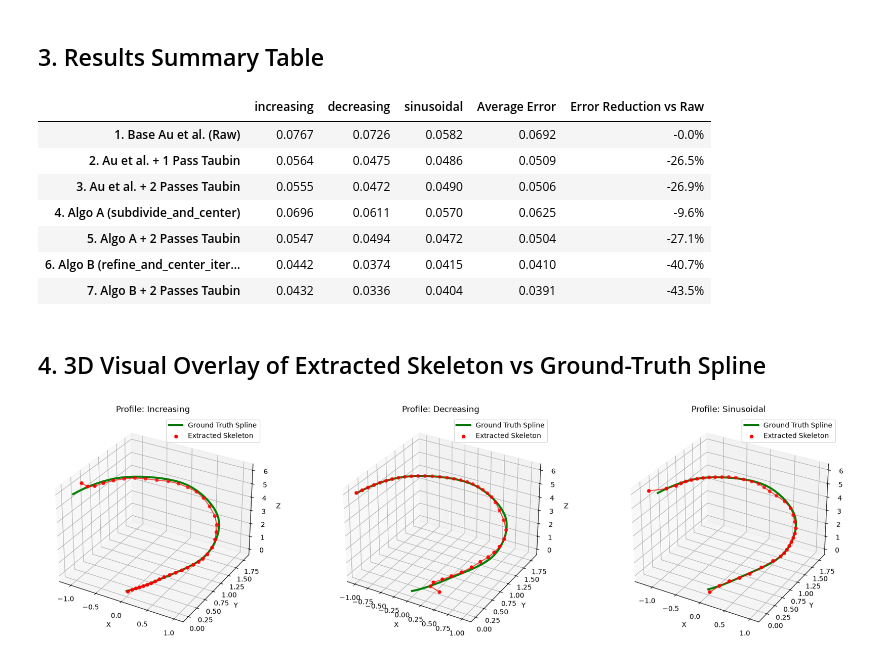
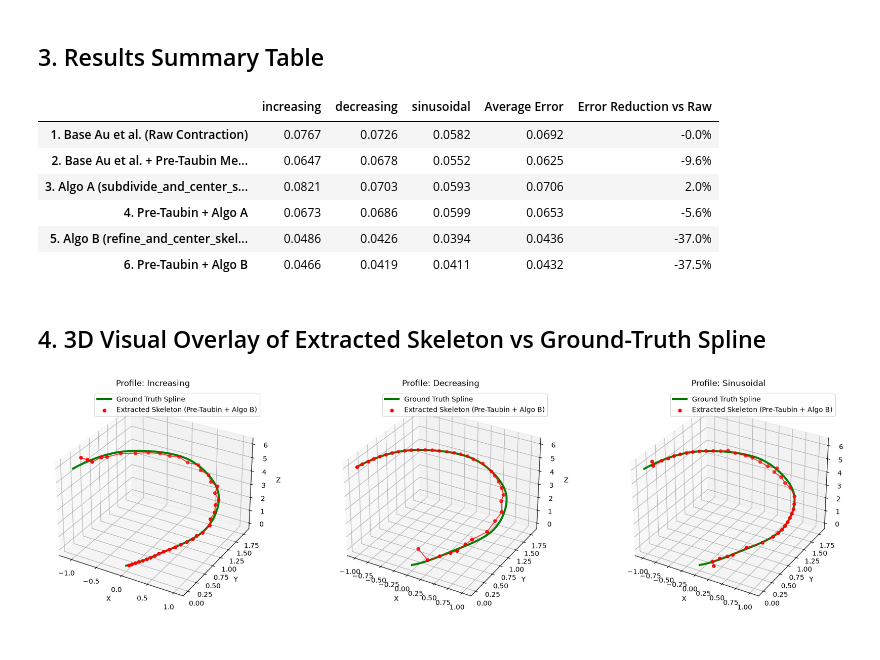
Before and after one commit to KahnSvaer/Procedural-Animation-Generation-Framework, a Jupyter notebook: experiments/exp-mesh-contraction-ablation.ipynb, the cells around one changed output. Saved outputs shown, nothing was run; the diff lists cells and outputs as text; code cells hidden in the pictures.

```diff
--- a/experiments/exp-mesh-contraction-ablation.ipynb
+++ b/experiments/exp-mesh-contraction-ablation.ipynb
@@ -113,43 +108,43 @@ import pandas as pd
 
 df = pd.DataFrame(results)
 df["Average Error"] = df.mean(axis=1)
-df["Error Reduction vs Raw"] = -1 * (1.0 - df["Average Error"] / df.loc["1. Base Au et al. (Raw)", "Average Error"]) * 100.0
+baseline_err = df.loc["1. Base Au et al. (Raw Contraction)", "Average Error"]
+df["Error Reduction vs Raw"] = -1 * (1.0 - df["Average Error"] / baseline_err) * 100.0
 
 display(df.style.highlight_min(axis=0, color="lightgreen").format("{:.4f}", subset=["increasing", "decreasing", "sinusoidal", "Average Error"]).format("{:.1f}%", subset=["Error Reduction vs Raw"]))
 # %% [output]
 |  | increasing | decreasing | sinusoidal | Average Error | Error Reduction vs Raw |
-| 1. Base Au et al. (Raw) | 0.0767 | 0.0726 | 0.0582 | 0.0692 | -0.0% |
-| 2. Au et al. + 1 Pass Taubin | 0.0564 | 0.0475 | 0.0486 | 0.0509 | -26.5% |
-| 3. Au et al. + 2 Passes Taubin | 0.0555 | 0.0472 | 0.0490 | 0.0506 | -26.9% |
-| 4. Algo A (subdivide_and_center) | 0.0696 | 0.0611 | 0.0570 | 0.0625 | -9.6% |
-| 5. Algo A + 2 Passes Taubin | 0.0547 | 0.0494 | 0.0472 | 0.0504 | -27.1% |
-| 6. Algo B (refine_and_center_iter... | 0.0442 | 0.0374 | 0.0415 | 0.0410 | -40.7% |
-| 7. Algo B + 2 Passes Taubin | 0.0432 | 0.0336 | 0.0404 | 0.0391 | -43.5% |
+| 1. Base Au et al. (Raw Contraction) | 0.0767 | 0.0726 | 0.0582 | 0.0692 | -0.0% |
+| 2. Base Au et al. + Pre-Taubin Me... | 0.0647 | 0.0678 | 0.0552 | 0.0625 | -9.6% |
+| 3. Algo A (subdivide_and_center_s... | 0.0821 | 0.0703 | 0.0593 | 0.0706 | 2.0% |
+| 4. Pre-Taubin + Algo A | 0.0673 | 0.0686 | 0.0599 | 0.0653 | -5.6% |
+| 5. Algo B (refine_and_center_skel... | 0.0486 | 0.0426 | 0.0394 | 0.0436 | -37.0% |
+| 6. Pre-Taubin + Algo B | 0.0466 | 0.0419 | 0.0411 | 0.0432 | -37.5% |
 # %% [markdown]
 ## 4. 3D Visual Overlay of Extracted Skeleton vs Ground-Truth Spline
 # %%
 fig = plt.figure(figsize=(18, 5))
 
 for idx, (profile_name, skel_data) in enumerate(extracted_skeletons.items()):
     ax = fig.add_subplot(1, 3, idx + 1, projection="3d")
 
     # Plot Ground Truth Spline
     ax.plot(curve_pts[:, 0], curve_pts[:, 1], curve_pts[:, 2], "g-", linewidth=3, label="Ground Truth Spline")
 
-    # Plot Extracted Skeleton (Algo B + Taubin)
-    v, e = skel_data["lap_t2"]
-    ax.scatter(v[:, 0], v[:, 1], v[:, 2], c="r", s=20, label="Extracted Skeleton")
+    # Plot Extracted Skeleton (Pre-Taubin + Algo B)
+    v, e = skel_data["lap_clean"]
+    ax.scatter(v[:, 0], v[:, 1], v[:, 2], c="r", s=20, label="Extracted Skeleton (Pre-Taubin + Algo B)")
     for edge in e:
         p1, p2 = v[edge[0]], v[edge[1]]
         ax.plot([p1[0], p2[0]], [p1[1], p2[1]], [p1[2], p2[2]], "r-", alpha=0.7)
 
     ax.set_title(f"Profile: {profile_name.capitalize()}")
     ax.set_xlabel("X")
     ax.set_ylabel("Y")
     ax.set_zlabel("Z")
     ax.legend()
 
 plt.tight_layout()
 plt.show()
 # %% [output]
-[figure, old version]
+[figure, new version]
```
Also changed, not shown: parts of 3 cells of this notebook, 1 other file.
